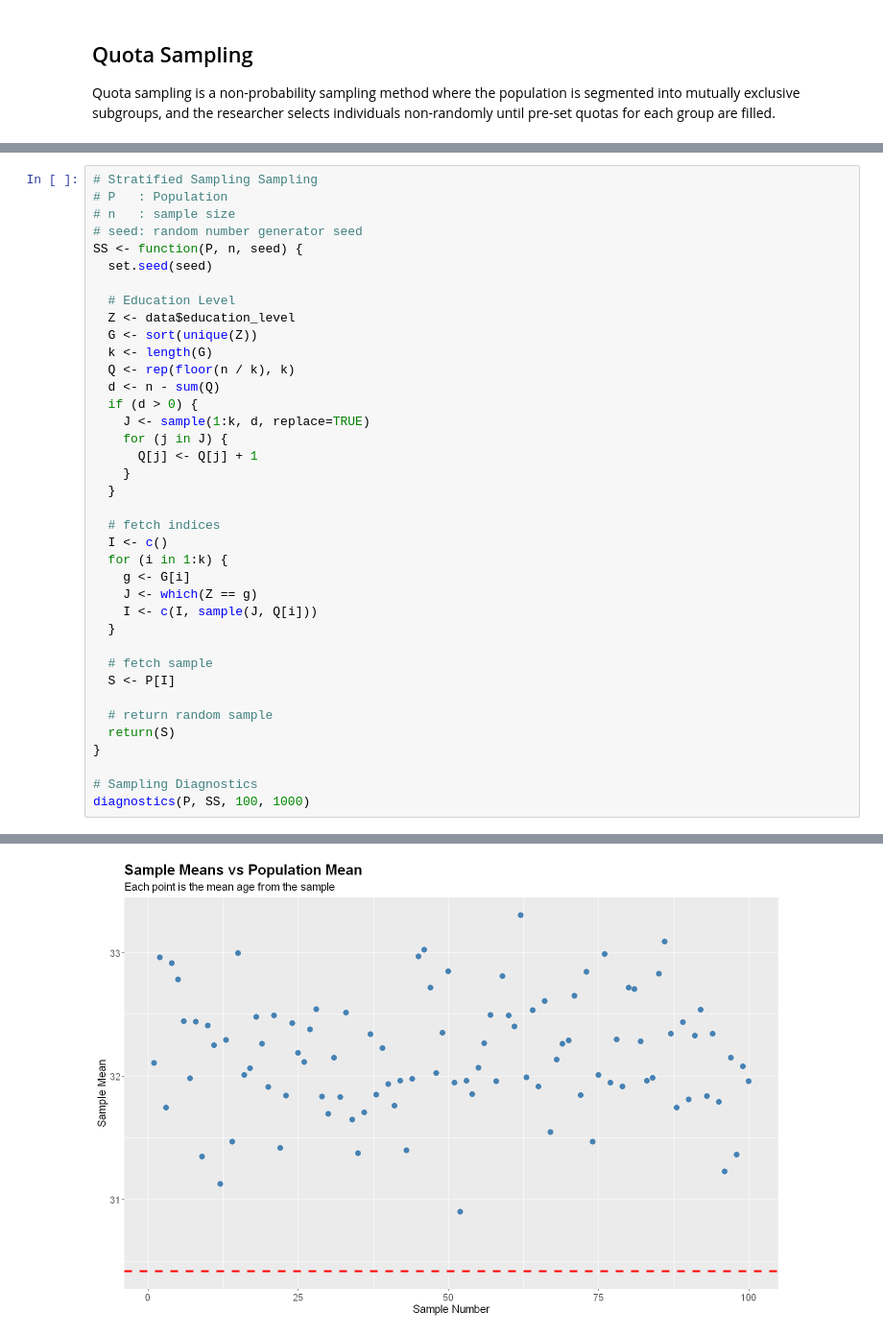
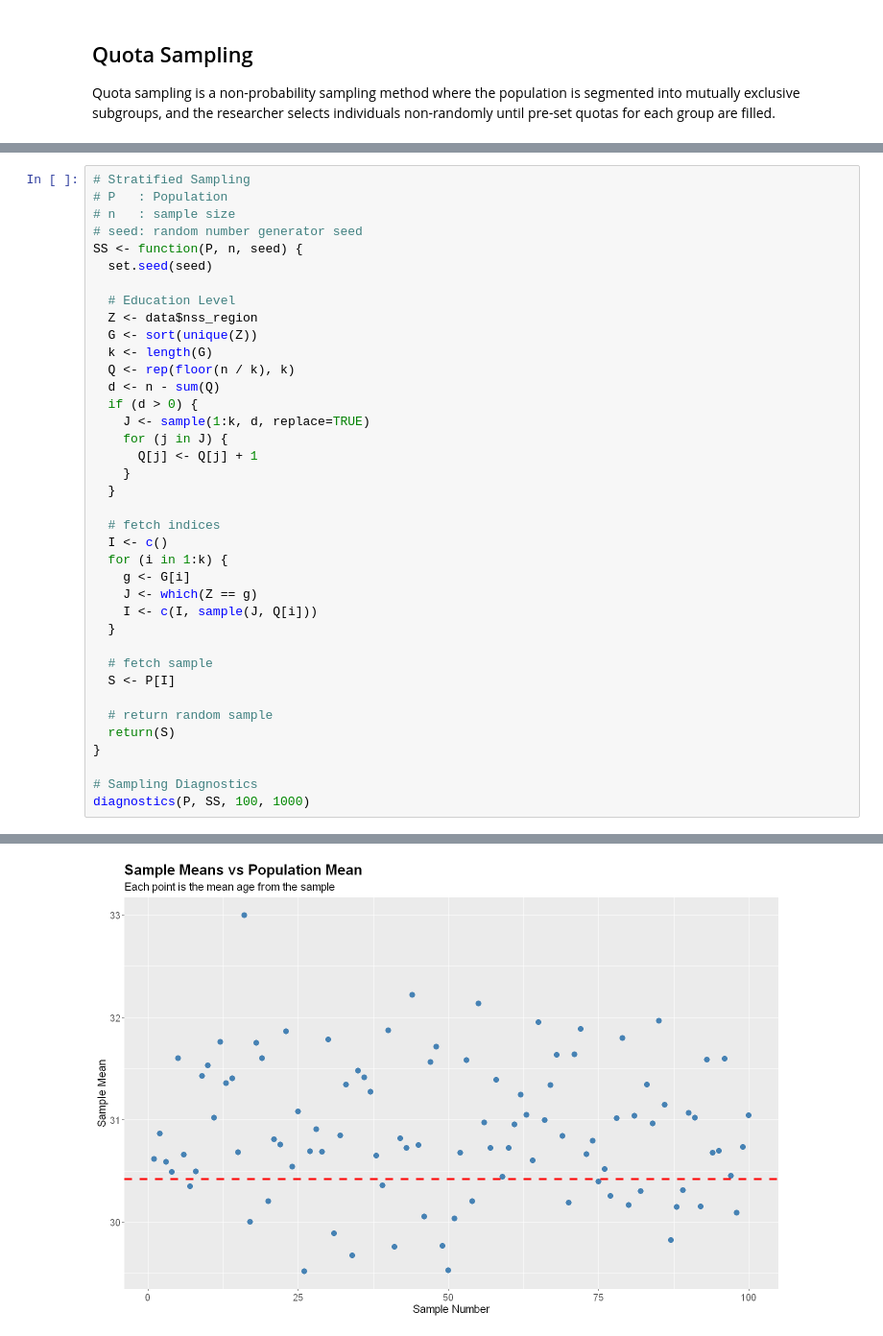
Before and after one commit to anmpahwa/CE5540, a Jupyter notebook: book/content/lecture_09.ipynb, the cells around one changed output, grey strips where cells are left out. Shown: that part at 96% size. Drawn from its saved outputs; the diff is of its cells as text.

```diff
--- a/book/content/lecture_09.ipynb
+++ b/book/content/lecture_09.ipynb
@@ -205,5 +209,5 @@ RMSE: 0.149
 # %%
-# Stratified Sampling Sampling
+# Stratified Sampling
 # P   : Population
 # n   : sample size
 # seed: random number generator seed
@@ -211,7 +215,7 @@ SS <- function(P, n, seed) {
   set.seed(seed)
 
   # Education Level
-  Z <- data$education_level
+  Z <- data$nss_region
   G <- sort(unique(Z))
   k <- length(G)
   Q <- rep(floor(n / k), k)
@@ -249 +253 @@ RMSE: 1.809
-[figure, old version]
+[figure, new version]
```
Also changed, not shown: parts of 3 cells of this notebook.
